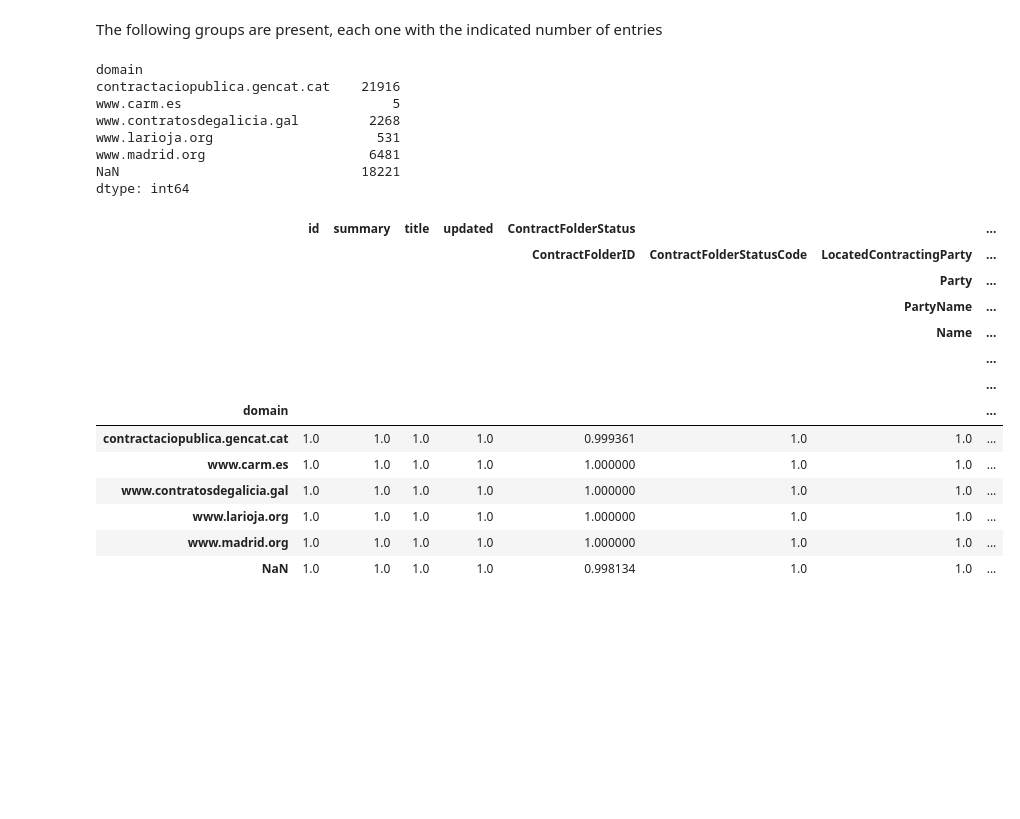
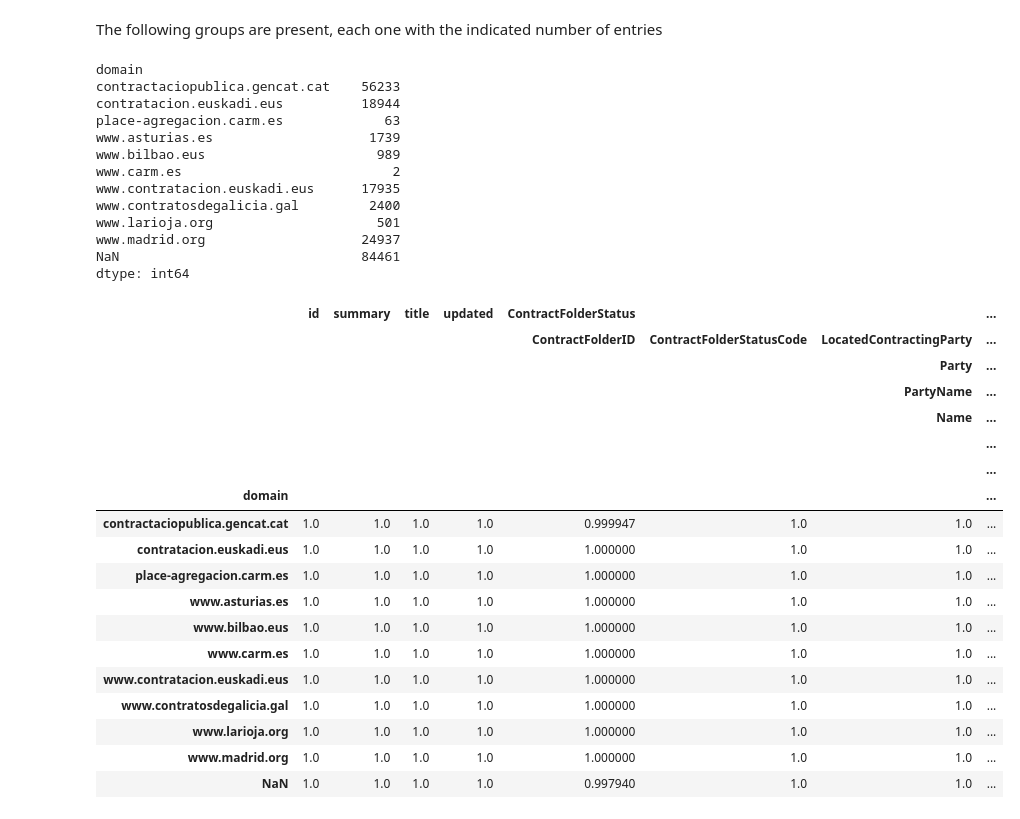
Before and after one commit to manuvazquez/dlsproc, a Jupyter notebook: reports/exploratory.ipynb, the cells around one changed output. Saved outputs shown, nothing was run; the diff lists cells and outputs as text; code cells hidden in the pictures; blank space fills up the shorter version.

```diff
--- a/reports/exploratory.ipynb
+++ b/reports/exploratory.ipynb
@@ -484,3 +485,6 @@ assert outsiders_directory.exists()
 print(outsiders_directory)
 # %% [output]
 /home/manu/dlsproc/data/agregados
+# %%
+outsiders_zip_file = outsiders_directory / 'PlataformasAgregadasSinMenores_2021.zip'
+assert outsiders_zip_file.exists()
@@ -487 +493,13 @@ print(outsiders_directory)
+# %%
+if outsiders_output_file.exists():
+    outsiders_df = outsiders_output_file.read()
+else:
+    # data is read from the given zip, and concatenated into a single `pd.DataFrame`...
+    outsiders_df = dlsproc.bundle.read_zip(outsiders_zip_file, concatenate=True)
+
+    # ...re-structured with multiindexed columns...
+    outsiders_df = dlsproc.hier.flat_df_to_multiindexed_df(outsiders_df)
+
+    # ...and saved
+    outsiders_output_file.write(outsiders_df)
 # %% [markdown]
@@ -743,7 +765,7 @@ Length: 1255, dtype: int64
 # %% [markdown]
 A new column with the (internet) domain is added
 # %%
-dlsproc.parse.domain_into_new_column(outsiders_df)
+outsiders_df['domain'] = dlsproc.parse.domain(outsiders_df)
 # %%
 outsiders_df['domain']
 # %% [output]
@@ -771,28 +792,38 @@ The following groups are present, each one with the indicated number of entries
 domain_grouped_outsiders_df.size()
 # %% [output]
 domain
-contractaciopublica.gencat.cat    21916
-www.carm.es                           5
-www.contratosdegalicia.gal         2268
-www.larioja.org                     531
-www.madrid.org                     6481
-NaN                               18221
+contractaciopublica.gencat.cat    56233
+contratacion.euskadi.eus          18944
+place-agregacion.carm.es             63
+www.asturias.es                    1739
+www.bilbao.eus                      989
+www.carm.es                           2
+www.contratacion.euskadi.eus      17935
+www.contratosdegalicia.gal         2400
+www.larioja.org                     501
+www.madrid.org                    24937
+NaN                               84461
 dtype: int64
 # %%
-filled_in_ratio = domain_grouped_outsiders_df.apply(lambda x: x.notnull().mean()).drop(dlsproc.hier.pad_col_levels(outsiders_df, ['domain']), axis=1)
-filled_in_ratio
+filled_in_ratio_df = domain_grouped_outsiders_df.apply(lambda x: x.notnull().mean()).drop(dlsproc.hier.pad_col_levels(outsiders_df, ['domain']), axis=1)
+filled_in_ratio_df
 # %% [output]
 |  | id | summary | title | updated | ContractFolderStatus |  |  | ... |
 |  |  |  |  |  | ContractFolderID | ContractFolderStatusCode | LocatedContractingParty | ... |
 |  |  |  |  |  |  |  | Party | ... |
 |  |  |  |  |  |  |  | PartyName | ... |
 |  |  |  |  |  |  |  | Name | ... |
 |  |  |  |  |  |  |  |  | ... |
 |  |  |  |  |  |  |  |  | ... |
 | domain |  |  |  |  |  |  |  | ... |
-| contractaciopublica.gencat.cat | 1.0 | 1.0 | 1.0 | 1.0 | 0.999361 | 1.0 | 1.0 | ... |
+| contractaciopublica.gencat.cat | 1.0 | 1.0 | 1.0 | 1.0 | 0.999947 | 1.0 | 1.0 | ... |
+| contratacion.euskadi.eus | 1.0 | 1.0 | 1.0 | 1.0 | 1.000000 | 1.0 | 1.0 | ... |
+| place-agregacion.carm.es | 1.0 | 1.0 | 1.0 | 1.0 | 1.000000 | 1.0 | 1.0 | ... |
+| www.asturias.es | 1.0 | 1.0 | 1.0 | 1.0 | 1.000000 | 1.0 | 1.0 | ... |
+| www.bilbao.eus | 1.0 | 1.0 | 1.0 | 1.0 | 1.000000 | 1.0 | 1.0 | ... |
 | www.carm.es | 1.0 | 1.0 | 1.0 | 1.0 | 1.000000 | 1.0 | 1.0 | ... |
+| www.contratacion.euskadi.eus | 1.0 | 1.0 | 1.0 | 1.0 | 1.000000 | 1.0 | 1.0 | ... |
 | www.contratosdegalicia.gal | 1.0 | 1.0 | 1.0 | 1.0 | 1.000000 | 1.0 | 1.0 | ... |
 | www.larioja.org | 1.0 | 1.0 | 1.0 | 1.0 | 1.000000 | 1.0 | 1.0 | ... |
 | www.madrid.org | 1.0 | 1.0 | 1.0 | 1.0 | 1.000000 | 1.0 | 1.0 | ... |
-| NaN | 1.0 | 1.0 | 1.0 | 1.0 | 0.998134 | 1.0 | 1.0 | ... |
+| NaN | 1.0 | 1.0 | 1.0 | 1.0 | 0.997940 | 1.0 | 1.0 | ... |
```
Also changed, not shown: parts of 25 cells of this notebook, 13 other files.
